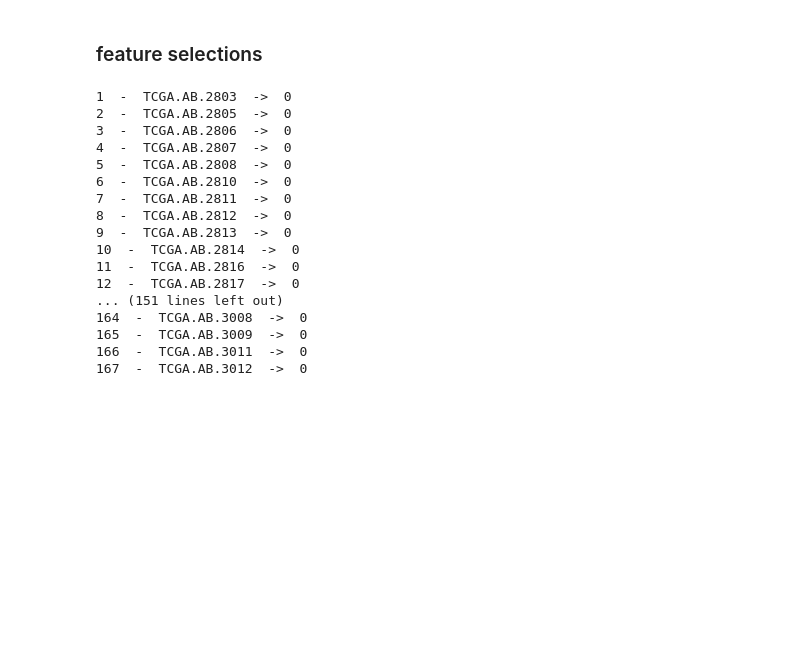
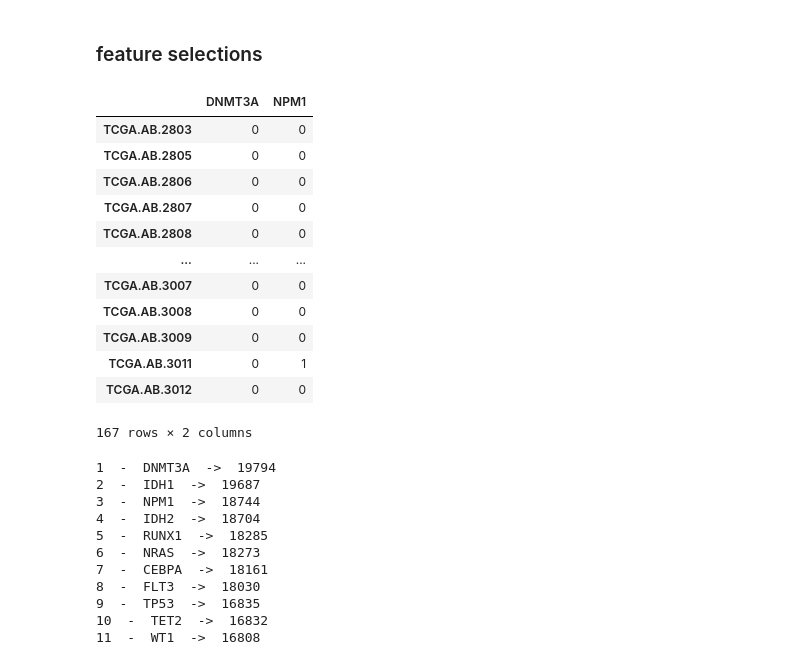
Before and after one commit to Eden5165/workshop_genomic, a Jupyter notebook: noteboot_tests/test_task_three.ipynb, the cells around one changed output. Drawn from its saved outputs; the diff is of its cells as text; code cells hidden in the pictures; blank space fills up the shorter version.

```diff
--- a/noteboot_tests/test_task_three.ipynb
+++ b/noteboot_tests/test_task_three.ipynb
@@ -67,23 +67,33 @@ KeyboardInterrupt:
 # Test KNN neighbors
 # %% [markdown]
 ### feature selections
+# %%
+tcga_muts_int.iloc[:, [0,2]]
+# %% [output]
+|  | DNMT3A | NPM1 |
+| TCGA.AB.2803 | 0 | 0 |
+| TCGA.AB.2805 | 0 | 0 |
+| TCGA.AB.2806 | 0 | 0 |
+| TCGA.AB.2807 | 0 | 0 |
+| TCGA.AB.2808 | 0 | 0 |
+| ... | ... | ... |
+| TCGA.AB.3007 | 0 | 0 |
+| TCGA.AB.3008 | 0 | 0 |
+| TCGA.AB.3009 | 0 | 0 |
+| TCGA.AB.3011 | 0 | 1 |
+| TCGA.AB.3012 | 0 | 0 |
+167 rows × 2 columns
 # %%
-tcga_genes, filtered_genes = feature_selection_utils.select_gene_by_corrlation(tcga_genes, tcga_muts)
+tcga_genes_filtered, filtered_genes = feature_selection_utils.select_features_by_corrlation(tcga_genes, tcga_muts_int)
 # %% [output]
-1  -  TCGA.AB.2803  ->  0
-2  -  TCGA.AB.2805  ->  0
-3  -  TCGA.AB.2806  ->  0
-4  -  TCGA.AB.2807  ->  0
-5  -  TCGA.AB.2808  ->  0
-6  -  TCGA.AB.2810  ->  0
-7  -  TCGA.AB.2811  ->  0
-8  -  TCGA.AB.2812  ->  0
-9  -  TCGA.AB.2813  ->  0
-10  -  TCGA.AB.2814  ->  0
-11  -  TCGA.AB.2816  ->  0
-12  -  TCGA.AB.2817  ->  0
-... (151 lines left out)
-164  -  TCGA.AB.3008  ->  0
-165  -  TCGA.AB.3009  ->  0
-166  -  TCGA.AB.3011  ->  0
-167  -  TCGA.AB.3012  ->  0
+1  -  DNMT3A  ->  19794
+2  -  IDH1  ->  19687
+3  -  NPM1  ->  18744
+4  -  IDH2  ->  18704
+5  -  RUNX1  ->  18285
+6  -  NRAS  ->  18273
+7  -  CEBPA  ->  18161
+8  -  FLT3  ->  18030
+9  -  TP53  ->  16835
+10  -  TET2  ->  16832
+11  -  WT1  ->  16808
```
Also changed, not shown: parts of 2 cells of this notebook, 6 other files.
